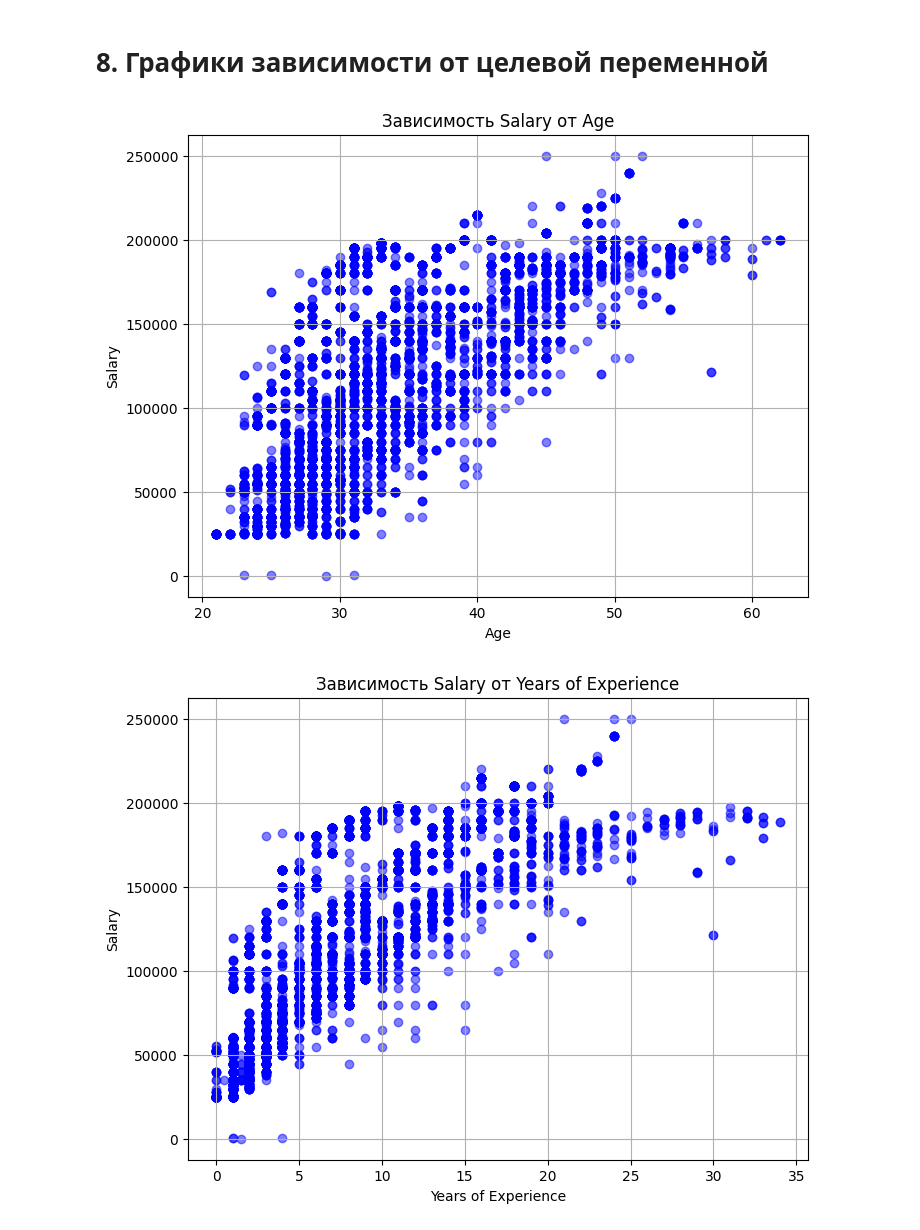
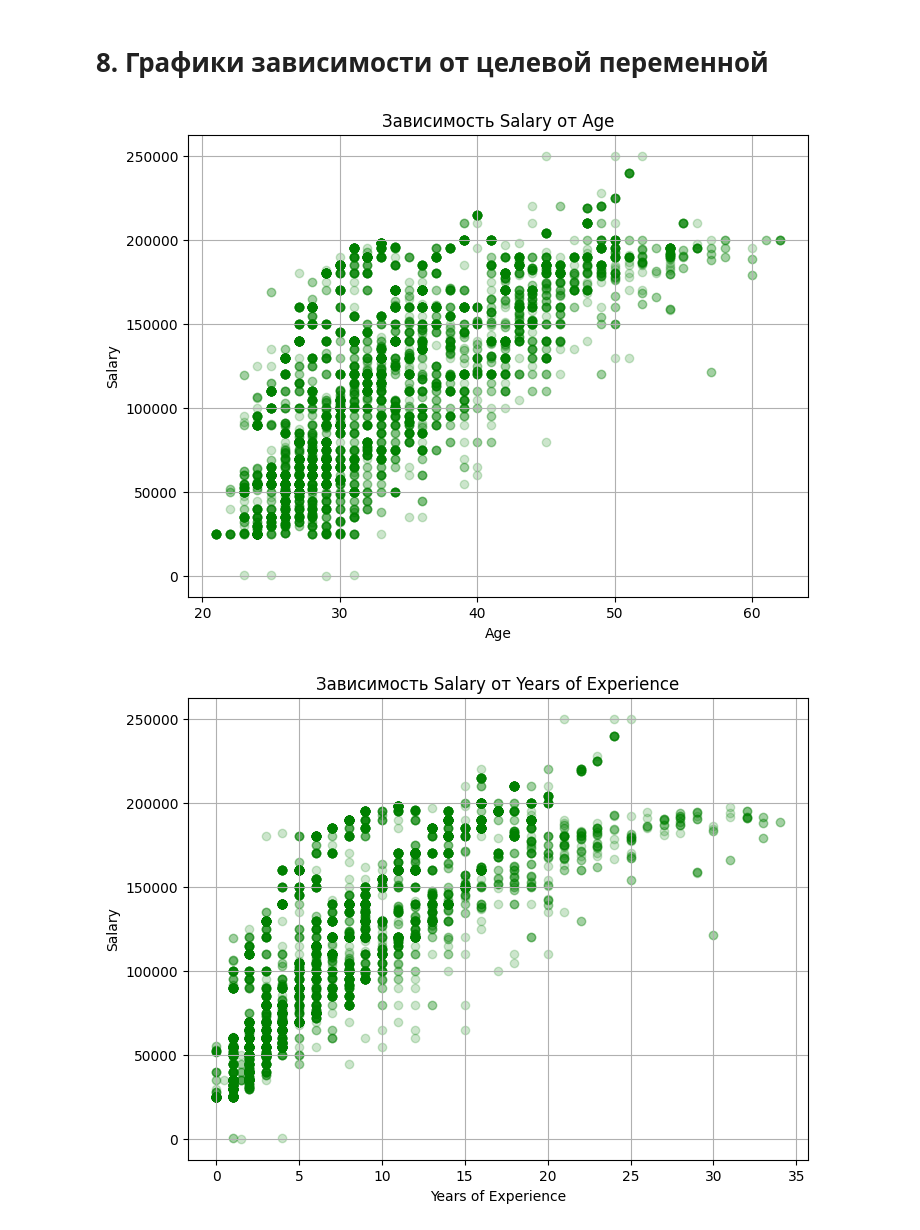
Before and after one commit to Dethkalleon/AILabs, a Jupyter notebook: AI2.ipynb, the cells around one changed output. Cells and saved outputs as stored; diff of their text form; code cells hidden in the pictures.

```diff
--- a/AI2.ipynb
+++ b/AI2.ipynb
@@ -17,6 +17,11 @@ import seaborn as sns
 
 # Загрузка данных
 data = pd.read_csv('/content/drive/MyDrive/Salary_Data.csv')
+
+data['Education Level'] = data['Education Level'].replace({
+    "Bachelor's degree": "Bachelor's",
+    "Master's degree": "Master's"
+})
 # %% [markdown]
 # 1/2. Название Датасета и Постановка Задачи
 # %%
@@ -138,15 +159,22 @@ for feature in features:
 # 8. Графики зависимости от целевой переменной
 # %%
 # 8. Графики зависимости переменных от целевой переменной
-variables = ['Age', 'Years of Experience']
+variables = ['Age', 'Years of Experience', 'Gender', 'Education Level', 'Job Title']
+
 for var in variables:
     plt.figure(figsize=(8, 6))
-    plt.scatter(data[var], data['Salary'], color='blue', alpha=0.5)
+
+    if var in ['Gender', 'Education Level', 'Job Title']:
+        sns.stripplot(x=var, y='Salary', data=data, color='green', size=5, alpha=0.5)
+        plt.xticks(rotation=45 if var == 'Job Title' else 0)
+    else:
+        plt.scatter(data[var], data['Salary'], color='green', alpha=0.2)
+
     plt.title(f'Зависимость Salary от {var}')
     plt.xlabel(var)
     plt.ylabel('Salary')
     plt.grid(True)
     plt.show()
 # %% [output]
-[figure, old version]
+[figure, new version]
-[figure, old version]
+[figure, new version]
```
Also changed, not shown: parts of 8 cells of this notebook.
